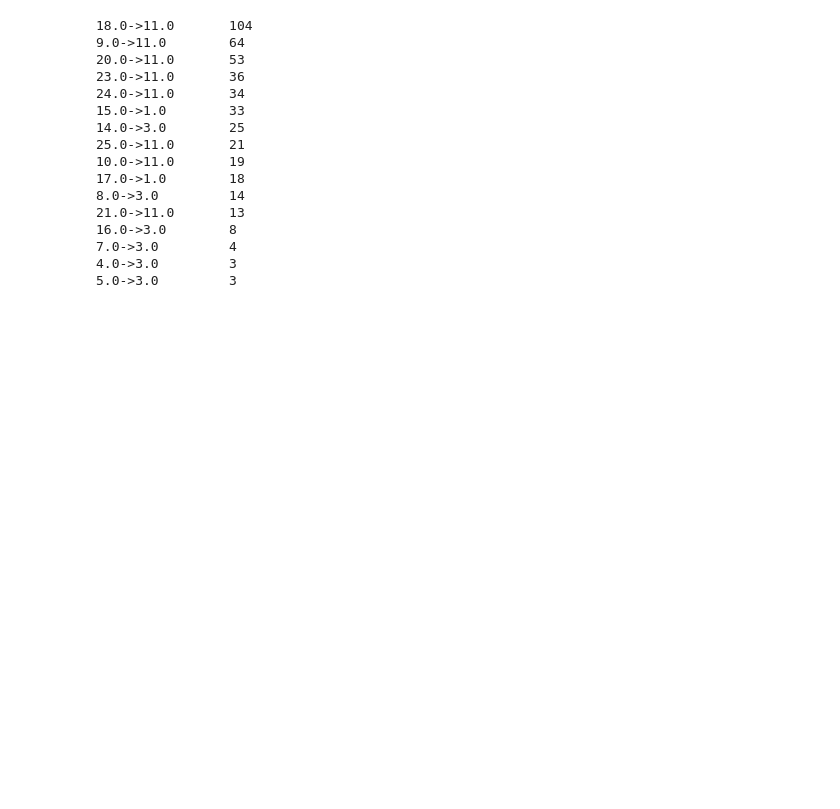
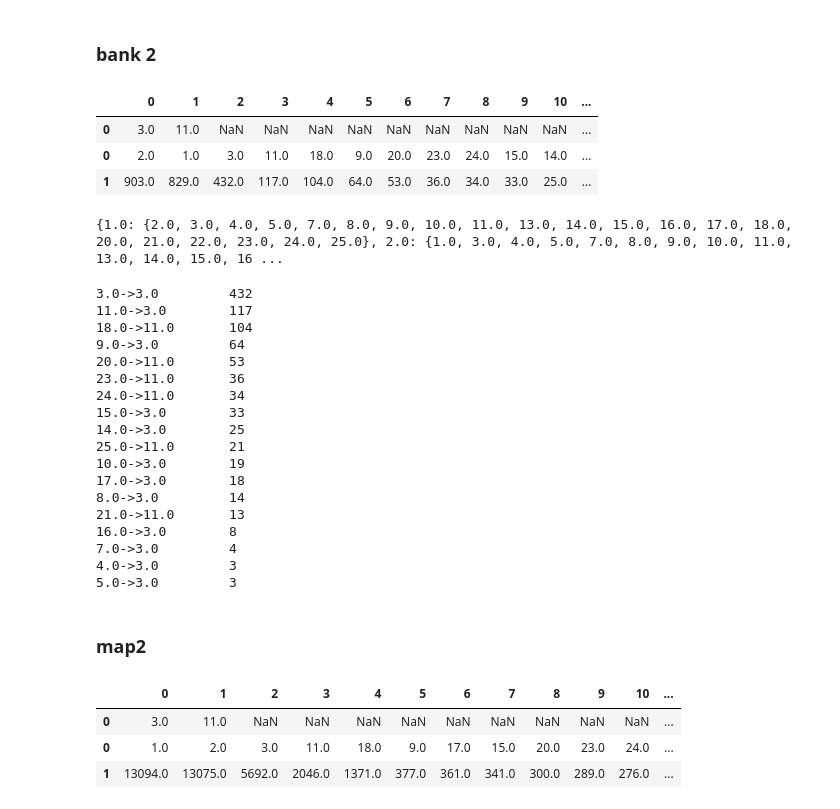
Before and after one commit to zhongsword/Excavator_ReID_Paper, a Jupyter notebook: ReID_cluster.ipynb, the cells around one changed output. Drawn from its saved outputs; the diff is of its cells as text; code cells hidden in the pictures; blank space fills up the shorter version.

```diff
--- a/ReID_cluster.ipynb
+++ b/ReID_cluster.ipynb
@@ -25,0 +95,5 @@ pd.concat([pd.DataFrame(seleced_samlple), pd.DataFrame(sorted_res)], axis=1).T
+# %%
+from data_visable.data_utils.match import UnreasonMatch
+with UnreasonMatch("2.mp4", "2.txt") as um:
+    um.rus()
+    cnfli_graph = um.unreason
@@ -25,0 +104,16 @@ pd.concat([pd.DataFrame(seleced_samlple), pd.DataFrame(sorted_res)], axis=1).T
+# %%
+from data_visable.data_utils.match import track_distance
+
+for i in sorted_res:
+    match_range = []
+    for j in seleced_samlple:
+        if j in cnfli_graph[i[0]]:
+            continue
+        match_range.append(j)
+
+    match_res = [track_distance(bank_x[bank_y==i[0]], bank_x[bank_y==j]) for j in match_range]
+    # print(match_res)
+    try:
+        print(f'{i[0]}->{seleced_samlple[match_res.index(min(match_res))]} \t {i[1]}')
+    except:
+        ...
@@ -26,14 +138,42 @@ pd.concat([pd.DataFrame(seleced_samlple), pd.DataFrame(sorted_res)], axis=1).T
+# %% [markdown]
+### bank 2
+# %%
+from data_visable.data_utils.dataLoader import Datasets
+import numpy as np
+import pandas as pd
+
+datasets = Datasets(
+    "/home/zlj/Excavator_ReID/Trained_ReID_features/2_bank.npy")
+bank_x = datasets.data
+bank_y = datasets.target
+
+
+data_show = np.concatenate((bank_x, bank_y.reshape(-1, 1)), axis=1)
+data_show = pd.DataFrame(data_show)
+data_show
+track_res = [(i, sum(bank_y==i)) for i in set(bank_y)]
+sorted_res = sorted(track_res, key=lambda x: x[1], reverse=True)
+seleced_samlple = [3., 11.]
+# %%
+pd.concat([pd.DataFrame(seleced_samlple), pd.DataFrame(sorted_res)], axis=1).T
+# %% [output]
+|  | 0 | 1 | 2 | 3 | 4 | 5 | 6 | 7 | 8 | 9 | 10 | ... |
+| 0 | 3.0 | 11.0 | NaN | NaN | NaN | NaN | NaN | NaN | NaN | NaN | NaN | ... |
+| 0 | 2.0 | 1.0 | 3.0 | 11.0 | 18.0 | 9.0 | 20.0 | 23.0 | 24.0 | 15.0 | 14.0 | ... |
+| 1 | 903.0 | 829.0 | 432.0 | 117.0 | 104.0 | 64.0 | 53.0 | 36.0 | 34.0 | 33.0 | 25.0 | ... |
 # %%
 from data_visable.data_utils.match import UnreasonMatch
-with UnreasonMatch("121241-123840.mp4", "results.txt") as um:
+with UnreasonMatch("1.mp4", "1.txt") as um:
     um.rus()
     cnfli_graph = um.unreason
 
 print(cnfli_graph)
+# %% [output]
+{1.0: {2.0, 3.0, 4.0, 5.0, 7.0, 8.0, 9.0, 10.0, 11.0, 13.0, 14.0, 15.0, 16.0, 17.0, 18.0, 20.0, 21.0, 22.0, 23.0, 24.0, 25.0}, 2.0: {1.0, 3.0, 4.0, 5.0, 7.0, 8.0, 9.0, 10.0, 11.0, 13.0, 14.0, 15.0, 16 ...
 # %%
 from data_visable.data_utils.match import track_distance
 
-for i in sorted_res[4:]:
+for i in sorted_res:
     match_range = []
     for j in seleced_samlple:
         if j in cnfli_graph[i[0]]:
@@ -41,21 +181,29 @@ for i in sorted_res[4:]:
         match_range.append(j)
 
     match_res = [track_distance(bank_x[bank_y==i[0]], bank_x[bank_y==j]) for j in match_range]
-    print(f'{i[0]}->{seleced_samlple[match_res.index(min(match_res))]} \t {i[1]}')
+    # print(match_res)
+    try:
+        print(f'{i[0]}->{seleced_samlple[match_res.index(min(match_res))]} \t {i[1]}')
+    except:
+        ...
 # %% [output]
+3.0->3.0         432
+11.0->3.0        117
 18.0->11.0       104
-9.0->11.0        64
+9.0->3.0         64
 20.0->11.0       53
 23.0->11.0       36
 24.0->11.0       34
-15.0->1.0        33
+15.0->3.0        33
 14.0->3.0        25
 25.0->11.0       21
-10.0->11.0       19
-17.0->1.0        18
+10.0->3.0        19
+17.0->3.0        18
 8.0->3.0         14
 21.0->11.0       13
 16.0->3.0        8
 7.0->3.0         4
 4.0->3.0         3
 5.0->3.0         3
+# %% [markdown]
+### map2
@@ -61,0 +227,7 @@ for i in sorted_res[4:]:
+# %%
+pd.concat([pd.DataFrame(seleced_samlple), pd.DataFrame(sorted_res)], axis=1).T
+# %% [output]
+|  | 0 | 1 | 2 | 3 | 4 | 5 | 6 | 7 | 8 | 9 | 10 | ... |
+| 0 | 3.0 | 11.0 | NaN | NaN | NaN | NaN | NaN | NaN | NaN | NaN | NaN | ... |
+| 0 | 1.0 | 2.0 | 3.0 | 11.0 | 18.0 | 9.0 | 17.0 | 15.0 | 20.0 | 23.0 | 24.0 | ... |
+| 1 | 13094.0 | 13075.0 | 5692.0 | 2046.0 | 1371.0 | 377.0 | 361.0 | 341.0 | 300.0 | 289.0 | 276.0 | ... |
```
Also changed, not shown: parts of 24 cells of this notebook, 22 other files.
